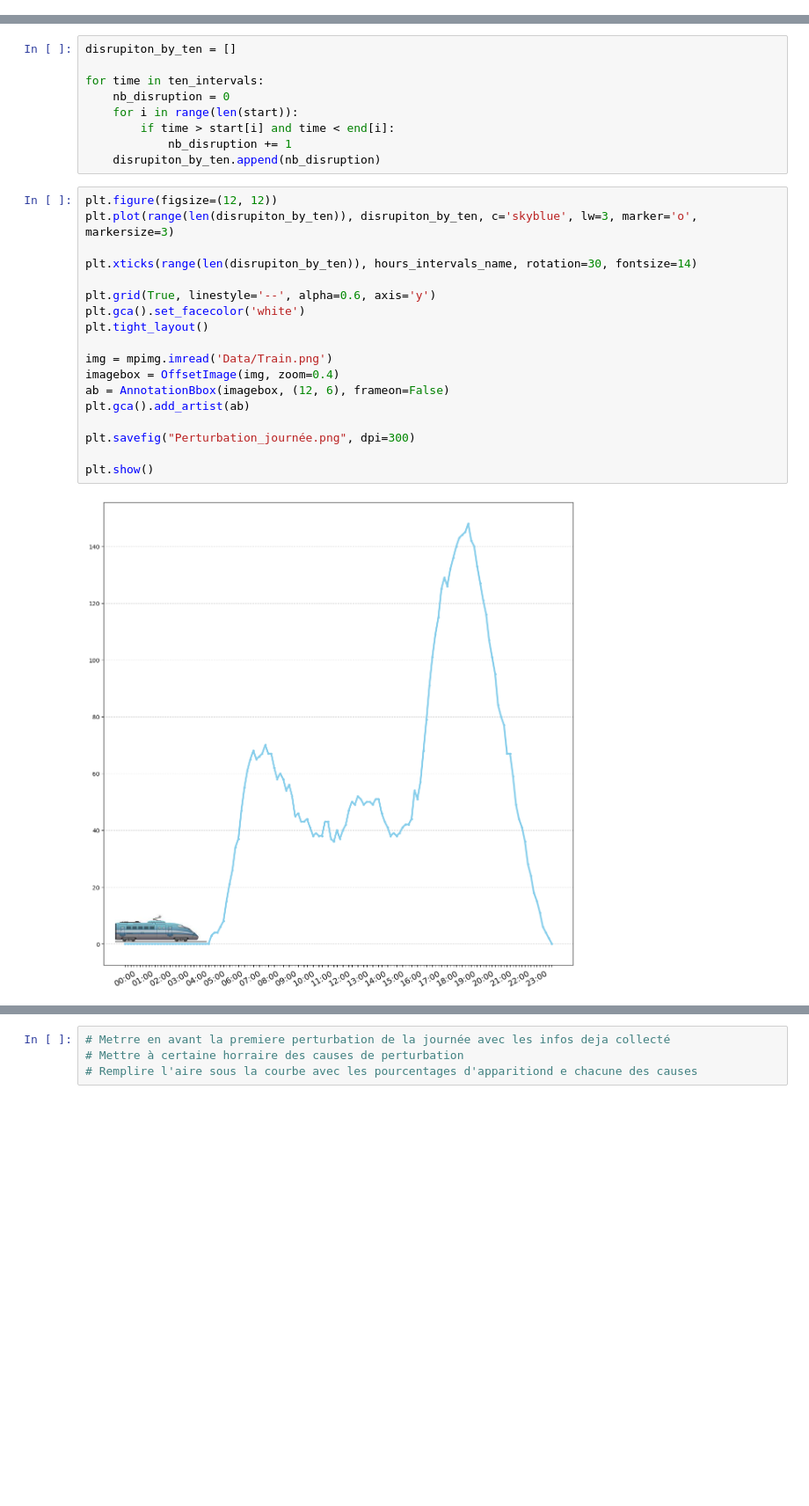
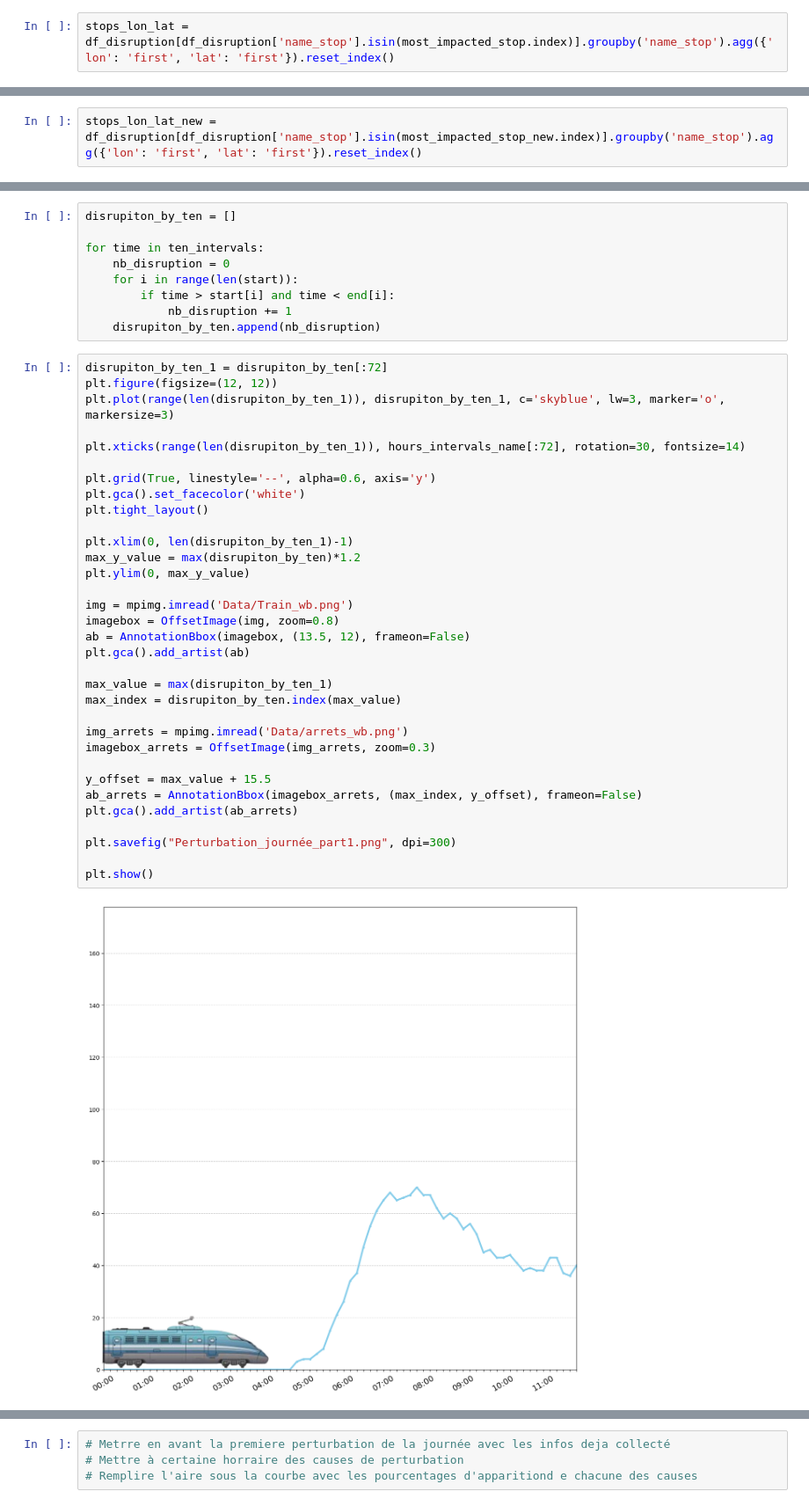
Before and after one commit to KylianSts/Perturbations_transport_public, a Jupyter notebook: TGV_TER_database_analysis.ipynb, the cells around one changed output, grey strips where cells are left out. Shown at 88% size. Drawn from its saved outputs; the diff is of its cells as text; blank space fills up the shorter version.

Commit message:
Separation graph 3 en deux parties

```diff
--- a/TGV_TER_database_analysis.ipynb
+++ b/TGV_TER_database_analysis.ipynb
@@ -569,6 +569,8 @@ Lille Centre Hospitalier Régional    13
 Name: vehicle_id, dtype: int64
 # %% [markdown]
 ### Regroupement ville/gare tres proche
+# %%
+stops_lon_lat = df_disruption[df_disruption['name_stop'].isin(most_impacted_stop.index)].groupby('name_stop').agg({'lon': 'first', 'lat': 'first'}).reset_index()
 # %%
 most_impacted_stop =  most_impacted_stop.sort_index()
 most_impacted_stop_new = {}
@@ -588,6 +590,8 @@ for i in range(len(most_impacted_stop)):
 most_impacted_stop_new = pd.Series(most_impacted_stop_new, name="Total Disruptions").drop(name_to_ereased)
 # %% [markdown]
 ### Suppression de la gare la moins perturbée quand regroupement de gare proche mais pas suffisement pour former un meme point
+# %%
+stops_lon_lat_new = df_disruption[df_disruption['name_stop'].isin(most_impacted_stop_new.index)].groupby('name_stop').agg({'lon': 'first', 'lat': 'first'}).reset_index()
 # %%
 name_to_erase = []
 
@@ -730,22 +734,37 @@ for time in ten_intervals:
             nb_disruption += 1
     disrupiton_by_ten.append(nb_disruption)
 # %%
+disrupiton_by_ten_1 = disrupiton_by_ten[:72]
 plt.figure(figsize=(12, 12))
-plt.plot(range(len(disrupiton_by_ten)), disrupiton_by_ten, c='skyblue', lw=3, marker='o', markersize=3)
+plt.plot(range(len(disrupiton_by_ten_1)), disrupiton_by_ten_1, c='skyblue', lw=3, marker='o', markersize=3)
 
-plt.xticks(range(len(disrupiton_by_ten)), hours_intervals_name, rotation=30, fontsize=14)
+plt.xticks(range(len(disrupiton_by_ten_1)), hours_intervals_name[:72], rotation=30, fontsize=14)
 
 plt.grid(True, linestyle='--', alpha=0.6, axis='y')
 plt.gca().set_facecolor('white')
 plt.tight_layout()
 
-img = mpimg.imread('Data/Train.png')
-imagebox = OffsetImage(img, zoom=0.4)
-ab = AnnotationBbox(imagebox, (12, 6), frameon=False)
+plt.xlim(0, len(disrupiton_by_ten_1)-1)
+max_y_value = max(disrupiton_by_ten)*1.2
+plt.ylim(0, max_y_value)
+
+img = mpimg.imread('Data/Train_wb.png')
+imagebox = OffsetImage(img, zoom=0.8)
+ab = AnnotationBbox(imagebox, (13.5, 12), frameon=False)
 plt.gca().add_artist(ab)
 
-plt.savefig("Perturbation_journée.png", dpi=300)
+max_value = max(disrupiton_by_ten_1)
+max_index = disrupiton_by_ten.index(max_value)
+
+img_arrets = mpimg.imread('Data/arrets_wb.png')
+imagebox_arrets = OffsetImage(img_arrets, zoom=0.3)
+
+y_offset = max_value + 15.5
+ab_arrets = AnnotationBbox(imagebox_arrets, (max_index, y_offset), frameon=False)
+plt.gca().add_artist(ab_arrets)
+
+plt.savefig("Perturbation_journée_part1.png", dpi=300)
 
 plt.show()
 # %% [output]
-[figure, old version]
+[figure, new version]
```
Also changed, not shown: parts of 2 cells of this notebook.
